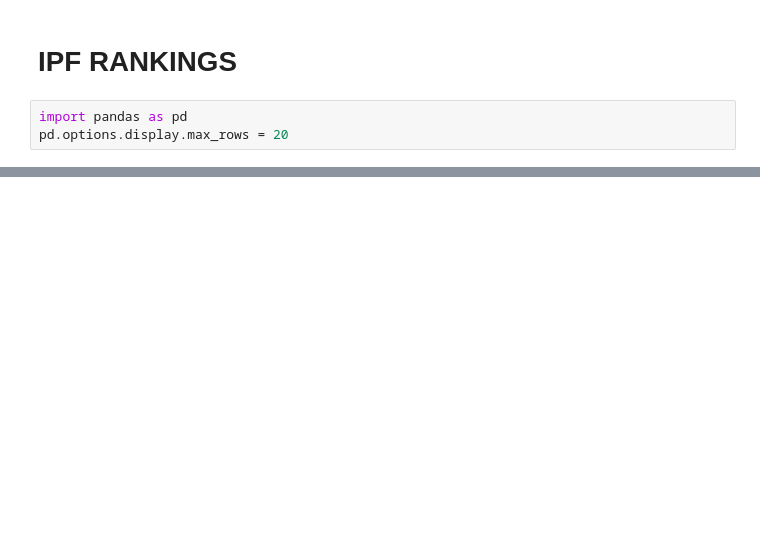
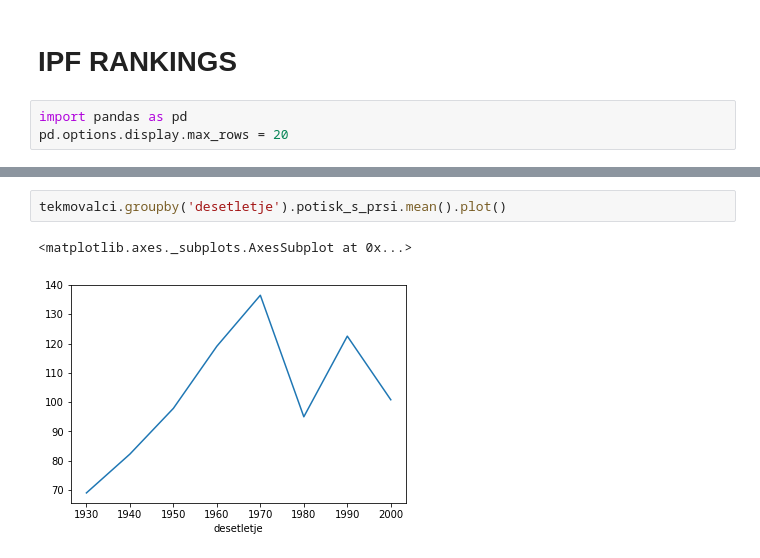
Before and after one commit to ztrojer/programiranje1---IPF-Rankings, a Jupyter notebook: obdelava_podatkov.ipynb, the cells around one changed output, grey strips where cells are left out. Cells and saved outputs as stored; diff of their text form; blank space fills up the shorter version.

```diff
--- a/obdelava_podatkov.ipynb
+++ b/obdelava_podatkov.ipynb
@@ -115,0 +171,5 @@ tekmovalci_po_letih.count()
+# %%
+tekmovalci.groupby('desetletje').potisk_s_prsi.mean().plot()
+# %% [output]
+<matplotlib.axes._subplots.AxesSubplot at 0x...>
+[figure, added]
```
Also changed, not shown: parts of 16 cells of this notebook.
